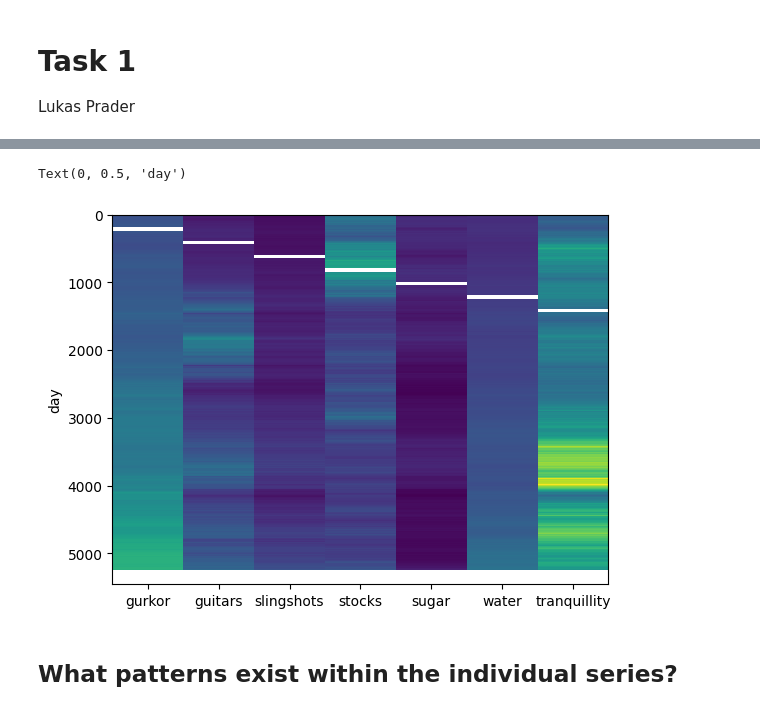
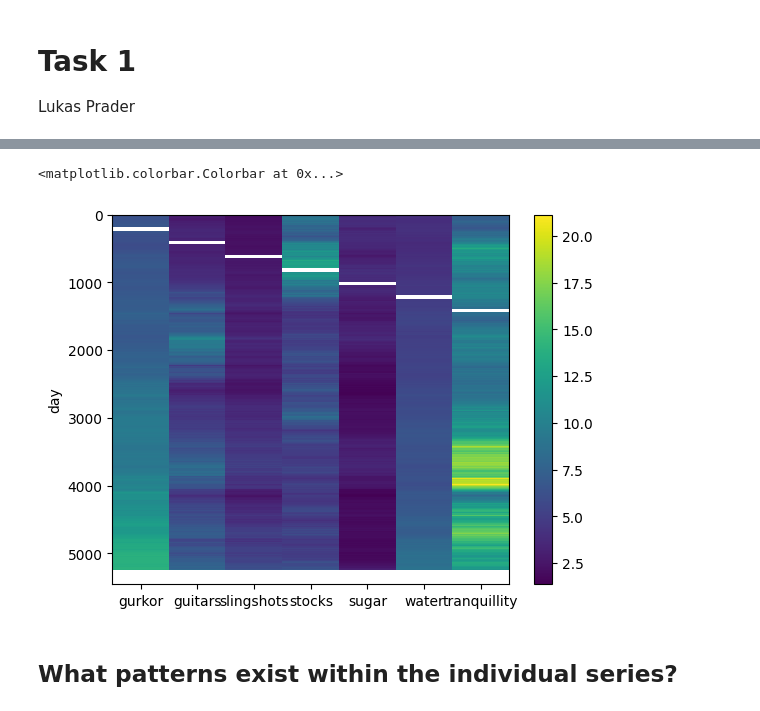
Before and after one commit to luprader/project_FTS, a Jupyter notebook: notebooks/task1_lukas.ipynb, the cells around one changed output, grey strips where cells are left out. Drawn from its saved outputs; the diff is of its cells as text; code cells hidden in the pictures.

```diff
--- a/notebooks/task1_lukas.ipynb
+++ b/notebooks/task1_lukas.ipynb
@@ -75,11 +77,12 @@ variances of the neighboring values:
 # %%
 # Visualise the data as a heatmap to show missing value areas
 plt.imshow(data, aspect="auto", cmap="viridis", interpolation="none")
 plt.xticks(ticks=np.arange(data.shape[1]), labels=data.columns)
 plt.ylabel("day")
+plt.colorbar()
 # %% [output]
-Text(0, 0.5, 'day')
+<matplotlib.colorbar.Colorbar at 0x...>
-[figure, old version]
+[figure, new version]
 # %% [markdown]
 ## What patterns exist within the individual series?
 # %%
```
Also changed, not shown: parts of 6 cells of this notebook, 1 other file.
